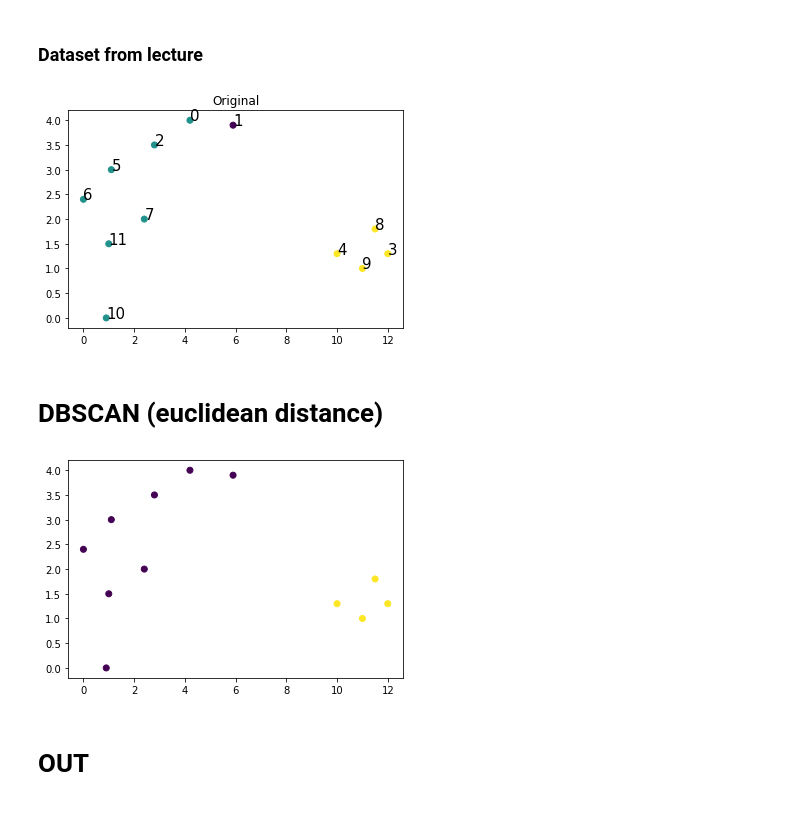
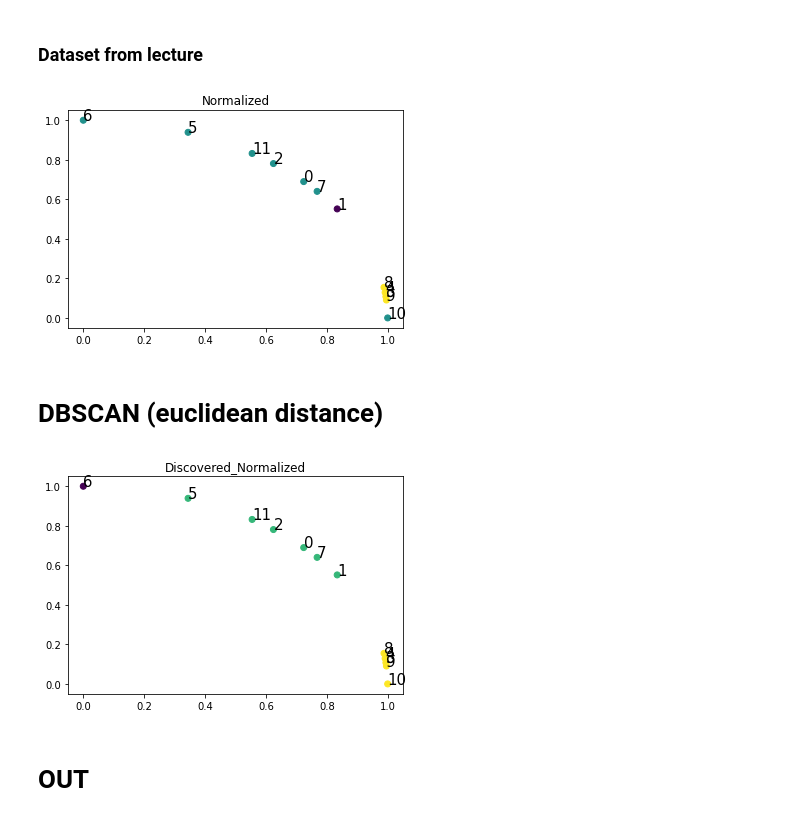
Before and after one commit to arek544/DBSCAN, a Jupyter notebook: notebooks/lecture_dataset_dbscan.ipynb, the cells around one changed output. Saved outputs shown, nothing was run; the diff lists cells and outputs as text; code cells hidden in the pictures.

```diff
--- a/notebooks/lecture_dataset_dbscan.ipynb
+++ b/notebooks/lecture_dataset_dbscan.ipynb
@@ -31,41 +34,41 @@ np.random.seed(0)
 dataset = Dataset('./data/lecture_dataset.txt')
 X, y = dataset.X, dataset.y
 
-# normalization = Norm()
-# X_norm = normalization.run(X)
+normalization = Norm()
+X = normalization.run(X)
 
-display_points(X, y, 'Original', numerate=True)
-# display_points(X_norm, y, 'Normalized')
+# display_points(X, y, 'Original', numerate=True)
+display_points(X, y, 'Normalized', numerate=True)
 # %% [output]
-[figure, old version]
+[figure, new version]
 # %% [markdown]
 # DBSCAN (euclidean distance)
 # %%
 timer_start = time.time()
 params = {
-    'epsilon': 2,
-    'minPts': 3,
-    'similarity': euclidean_distance
+    'epsilon': 0.05,
+    'minPts': 4,
+    'similarity': cosine_dissimilarity
 }
 
 algorithm = DBSCAN(**params)
 
 name = get_name(
     algorithm_name=algorithm.name,
     dataset_name=dataset.name,
     n_dimentions=dataset.n_dimentions,
     n_rows=dataset.n_rows,
     **params
 )
 
 algorithm.log_output = f'./out/LOG_{name}.log'
 algorithm.fit_transform(X)
 total_runtime = (time.time() - timer_start) * 1000
 
-display_points(algorithm.X, algorithm.y_pred)
+display_points(algorithm.X, algorithm.y_pred, 'Discovered_Normalized', numerate=True)
 score = evaluate(algorithm.y_pred, y, algorithm.X)
 # %% [output]
-[figure, old version]
+[figure, new version]
 # %% [markdown]
 # OUT
 # %%
```
Also changed, not shown: parts of 3 cells of this notebook, 2 other files.
